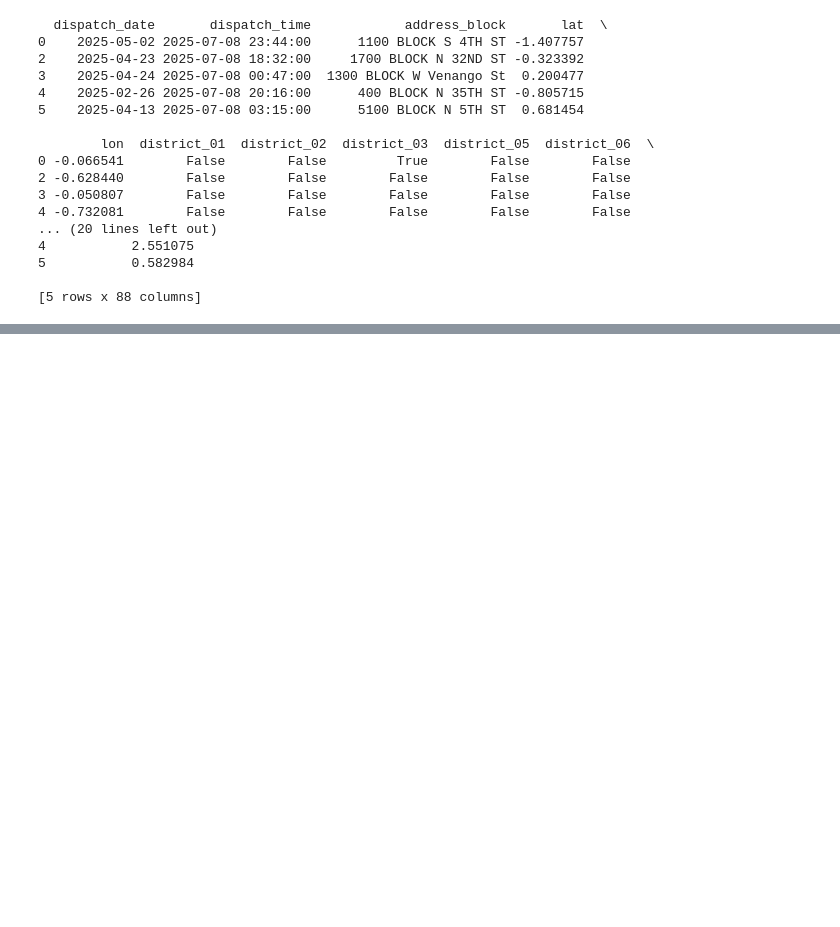
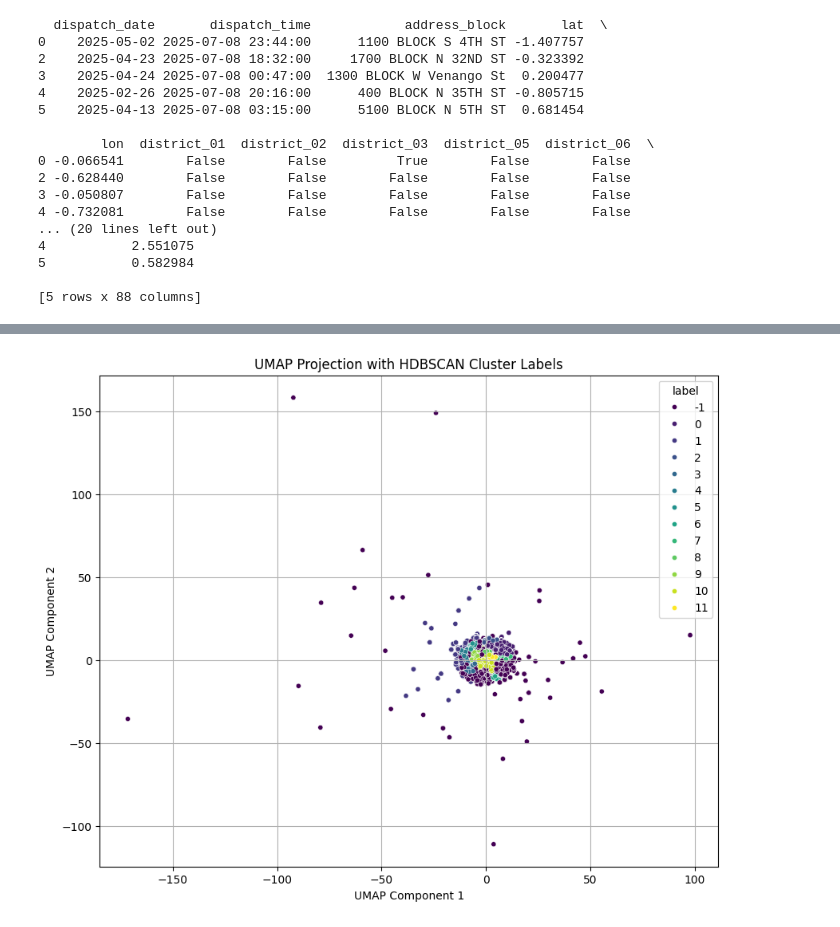
Before and after one commit to kgw220/crime-nexus, a Jupyter notebook: experimental/preprocess_reduce_cluster_data.ipynb, the cells around one changed output, grey strips where cells are left out. Drawn from its saved outputs; the diff is of its cells as text; code cells hidden in the pictures; blank space fills up the shorter version.

```diff
--- a/experimental/preprocess_reduce_cluster_data.ipynb
+++ b/experimental/preprocess_reduce_cluster_data.ipynb
@@ -80,0 +212,17 @@ leading to much higher computational time and overfitting.
+# %%
+# Extract the cluster labels from the model
+labels = clusterer.labels_
+
+# Get DBCV score
+dbcv_score = clusterer.relative_validity_
+
+# Get noise proportion
+noise_prop = np.sum(labels == -1) / len(labels)
+
+# Get # of clusters
+num_clusters = len(set(labels)) - (1 if -1 in labels else 0)
+
+# Define a custom score combining the DBCV score, proportion of noise, and
+# number of clusters
+custom_score = (dbcv_score - noise_prop) - (0.1 * np.log1p(num_clusters))
+print(f" Custom score (higher is better): {custom_score}")
@@ -80,0 +236,23 @@ leading to much higher computational time and overfitting.
+# %%
+# Add the cluster labels to the UMAP embedded data
+df_embedding_labeled = pd.DataFrame(df_embedding, columns=['UMAP Component 1', 'UMAP Component 2'])
+df_embedding_labeled['label'] = labels
+
+# Display the UMAP data with cluster labels
+plt.figure(figsize=(10, 8))
+sns.scatterplot(
+    x='UMAP Component 1',
+    y='UMAP Component 2',
+    hue='label',
+    data=df_embedding_labeled,
+    palette='viridis',
+    s=20,
+    legend='full'
+)
+plt.title('UMAP Projection with HDBSCAN Cluster Labels')
+plt.xlabel('UMAP Component 1')
+plt.ylabel('UMAP Component 2')
+plt.grid(True)
+plt.show()
+# %% [output]
+[figure, added]
```
Also changed, not shown: parts of 17 cells of this notebook.
